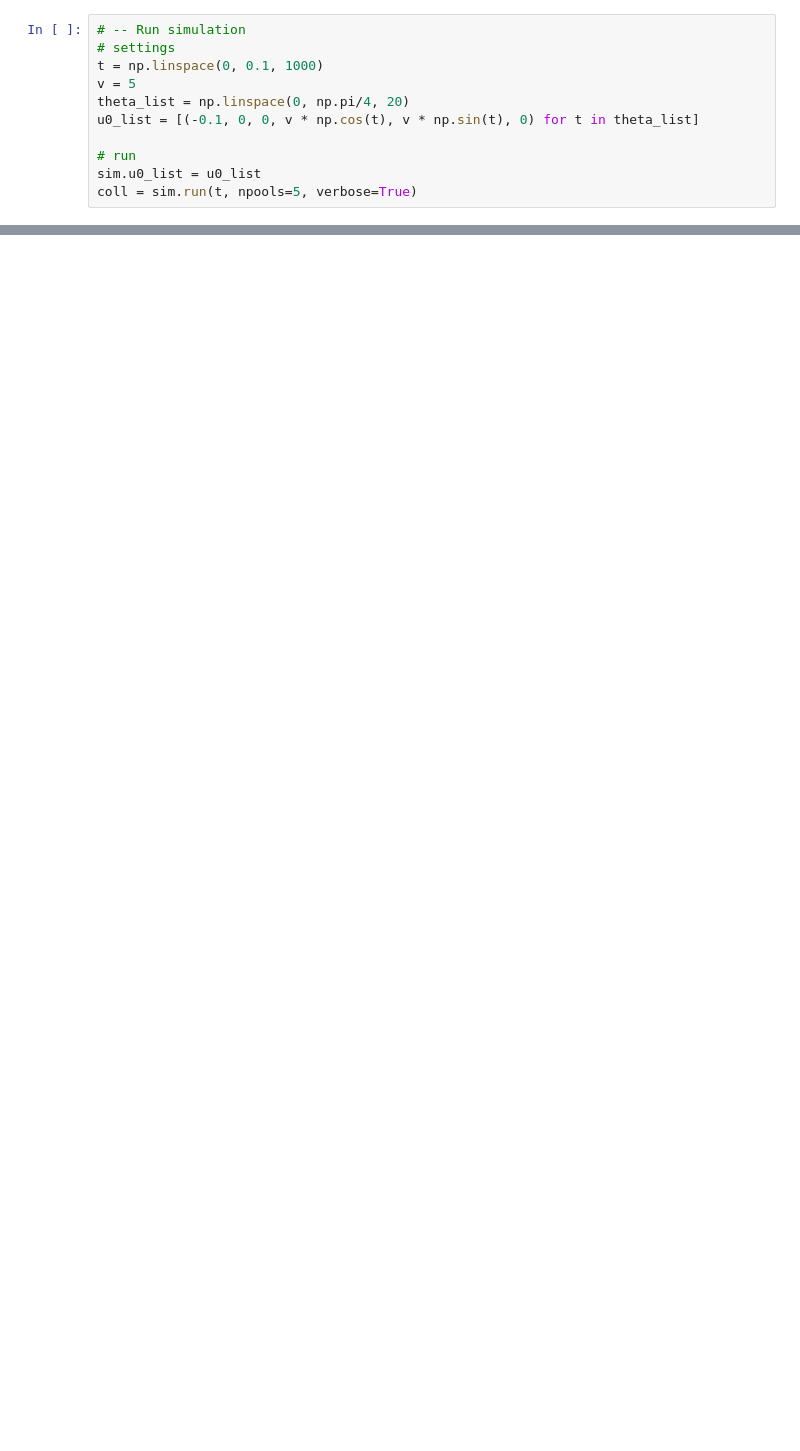
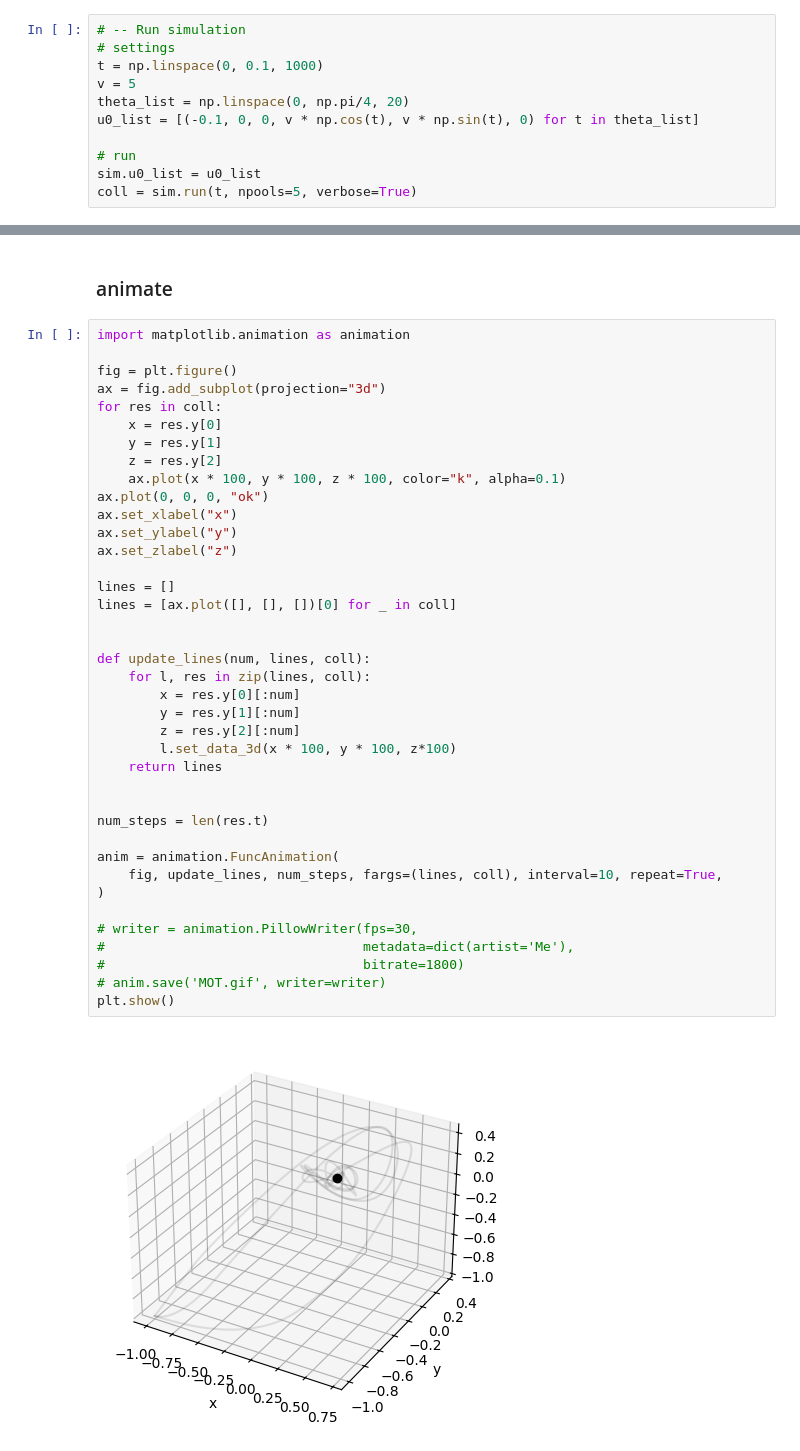
Before and after one commit to adareau/atomSmltr, a Jupyter notebook: docs/_notebook_examples/atomic_physics/MOT.ipynb, the cells around one changed output, grey strips where cells are left out. Drawn from its saved outputs; the diff is of its cells as text; blank space fills up the shorter version.

Commit message:
[examples] MOT animation

```diff
--- a/docs/_notebook_examples/atomic_physics/MOT.ipynb
+++ b/docs/_notebook_examples/atomic_physics/MOT.ipynb
@@ -481,0 +484,43 @@ plt.show()
+# %% [markdown]
+### animate
+# %%
+import matplotlib.animation as animation
+
+fig = plt.figure()
+ax = fig.add_subplot(projection="3d")
+for res in coll:
+    x = res.y[0]
+    y = res.y[1]
+    z = res.y[2]
+    ax.plot(x * 100, y * 100, z * 100, color="k", alpha=0.1)
+ax.plot(0, 0, 0, "ok")
+ax.set_xlabel("x")
+ax.set_ylabel("y")
+ax.set_zlabel("z")
+
+lines = []
+lines = [ax.plot([], [], [])[0] for _ in coll]
+
+
+def update_lines(num, lines, coll):
+    for l, res in zip(lines, coll):
+        x = res.y[0][:num]
+        y = res.y[1][:num]
+        z = res.y[2][:num]
+        l.set_data_3d(x * 100, y * 100, z*100)
+    return lines
+
+
+num_steps = len(res.t)
+
+anim = animation.FuncAnimation(
+    fig, update_lines, num_steps, fargs=(lines, coll), interval=10, repeat=True,
+)
+
+# writer = animation.PillowWriter(fps=30,
+#                                 metadata=dict(artist='Me'),
+#                                 bitrate=1800)
+# anim.save('MOT.gif', writer=writer)
+plt.show()
+# %% [output]
+[figure, added]
```
Also changed, not shown: parts of 11 cells of this notebook.
